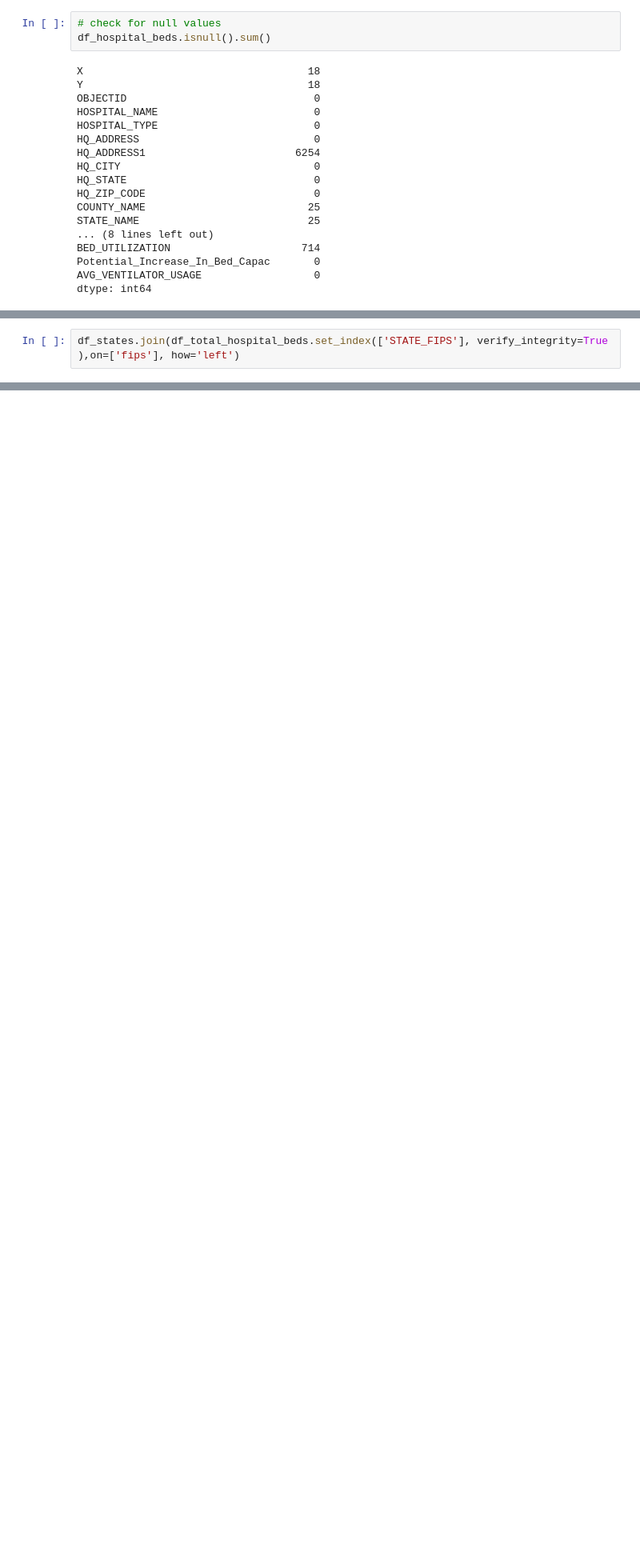
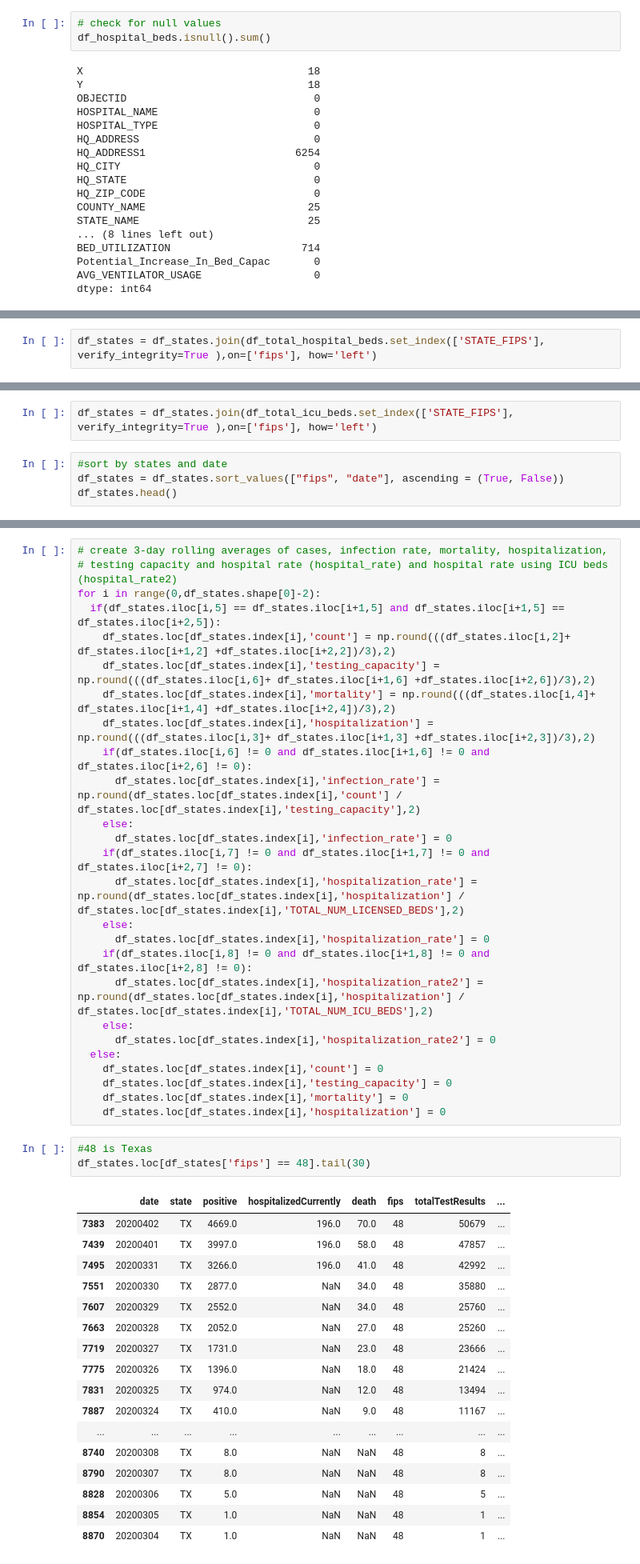
Before and after one commit to elizabethqiu/2020-wwcode-dshackathon-covid19ml, a Jupyter notebook: wwwcode-hackathon.ipynb, the cells around one changed output, grey strips where cells are left out. Shown at 80% size. Drawn from its saved outputs; the diff is of its cells as text; blank space fills up the shorter version.

Commit message:
added in 3-day rolling averages, included total beds and total icu beds

```diff
--- a/wwwcode-hackathon.ipynb
+++ b/wwwcode-hackathon.ipynb
@@ -290,2 +293,2 @@ df_total_hospital_beds
 # %%
-df_states.join(df_total_hospital_beds.set_index(['STATE_FIPS'], verify_integrity=True ),on=['fips'], how='left')
+df_states = df_states.join(df_total_hospital_beds.set_index(['STATE_FIPS'], verify_integrity=True ),on=['fips'], how='left')
@@ -305,0 +295,6 @@ df_states.join(df_total_hospital_beds.set_index(['STATE_FIPS'], verify_integrity
+# %%
+df_states = df_states.join(df_total_icu_beds.set_index(['STATE_FIPS'], verify_integrity=True ),on=['fips'], how='left')
+# %%
+#sort by states and date
+df_states = df_states.sort_values(["fips", "date"], ascending = (True, False))
+df_states.head()
@@ -305,0 +308,47 @@ df_states.join(df_total_hospital_beds.set_index(['STATE_FIPS'], verify_integrity
+# %%
+# create 3-day rolling averages of cases, infection rate, mortality, hospitalization,
+# testing capacity and hospital rate (hospital_rate) and hospital rate using ICU beds (hospital_rate2)
+for i in range(0,df_states.shape[0]-2):
+  if(df_states.iloc[i,5] == df_states.iloc[i+1,5] and df_states.iloc[i+1,5] == df_states.iloc[i+2,5]):
+    df_states.loc[df_states.index[i],'count'] = np.round(((df_states.iloc[i,2]+ df_states.iloc[i+1,2] +df_states.iloc[i+2,2])/3),2)
+    df_states.loc[df_states.index[i],'testing_capacity'] = np.round(((df_states.iloc[i,6]+ df_states.iloc[i+1,6] +df_states.iloc[i+2,6])/3),2)
+    df_states.loc[df_states.index[i],'mortality'] = np.round(((df_states.iloc[i,4]+ df_states.iloc[i+1,4] +df_states.iloc[i+2,4])/3),2)
+    df_states.loc[df_states.index[i],'hospitalization'] = np.round(((df_states.iloc[i,3]+ df_states.iloc[i+1,3] +df_states.iloc[i+2,3])/3),2)
+    if(df_states.iloc[i,6] != 0 and df_states.iloc[i+1,6] != 0 and df_states.iloc[i+2,6] != 0):
+      df_states.loc[df_states.index[i],'infection_rate'] = np.round(df_states.loc[df_states.index[i],'count'] / df_states.loc[df_states.index[i],'testing_capacity'],2)
+    else:
+      df_states.loc[df_states.index[i],'infection_rate'] = 0
+    if(df_states.iloc[i,7] != 0 and df_states.iloc[i+1,7] != 0 and df_states.iloc[i+2,7] != 0):
+      df_states.loc[df_states.index[i],'hospitalization_rate'] = np.round(df_states.loc[df_states.index[i],'hospitalization'] / df_states.loc[df_states.index[i],'TOTAL_NUM_LICENSED_BEDS'],2)
+    else:
+      df_states.loc[df_states.index[i],'hospitalization_rate'] = 0
+    if(df_states.iloc[i,8] != 0 and df_states.iloc[i+1,8] != 0 and df_states.iloc[i+2,8] != 0):
+      df_states.loc[df_states.index[i],'hospitalization_rate2'] = np.round(df_states.loc[df_states.index[i],'hospitalization'] / df_states.loc[df_states.index[i],'TOTAL_NUM_ICU_BEDS'],2)
+    else:
+      df_states.loc[df_states.index[i],'hospitalization_rate2'] = 0
+  else:
+    df_states.loc[df_states.index[i],'count'] = 0
+    df_states.loc[df_states.index[i],'testing_capacity'] = 0
+    df_states.loc[df_states.index[i],'mortality'] = 0
+    df_states.loc[df_states.index[i],'hospitalization'] = 0
+# %%
+#48 is Texas
+df_states.loc[df_states['fips'] == 48].tail(30)
+# %% [output]
+|  | date | state | positive | hospitalizedCurrently | death | fips | totalTestResults | ... |
+| 7383 | 20200402 | TX | 4669.0 | 196.0 | 70.0 | 48 | 50679 | ... |
+| 7439 | 20200401 | TX | 3997.0 | 196.0 | 58.0 | 48 | 47857 | ... |
+| 7495 | 20200331 | TX | 3266.0 | 196.0 | 41.0 | 48 | 42992 | ... |
+| 7551 | 20200330 | TX | 2877.0 | NaN | 34.0 | 48 | 35880 | ... |
+| 7607 | 20200329 | TX | 2552.0 | NaN | 34.0 | 48 | 25760 | ... |
+| 7663 | 20200328 | TX | 2052.0 | NaN | 27.0 | 48 | 25260 | ... |
+| 7719 | 20200327 | TX | 1731.0 | NaN | 23.0 | 48 | 23666 | ... |
+| 7775 | 20200326 | TX | 1396.0 | NaN | 18.0 | 48 | 21424 | ... |
+| 7831 | 20200325 | TX | 974.0 | NaN | 12.0 | 48 | 13494 | ... |
+| 7887 | 20200324 | TX | 410.0 | NaN | 9.0 | 48 | 11167 | ... |
+| ... | ... | ... | ... | ... | ... | ... | ... | ... |
+| 8740 | 20200308 | TX | 8.0 | NaN | NaN | 48 | 8 | ... |
+| 8790 | 20200307 | TX | 8.0 | NaN | NaN | 48 | 8 | ... |
+| 8828 | 20200306 | TX | 5.0 | NaN | NaN | 48 | 5 | ... |
+| 8854 | 20200305 | TX | 1.0 | NaN | NaN | 48 | 1 | ... |
+| 8870 | 20200304 | TX | 1.0 | NaN | NaN | 48 | 1 | ... |
```
Also changed, not shown: parts of 12 cells of this notebook.
